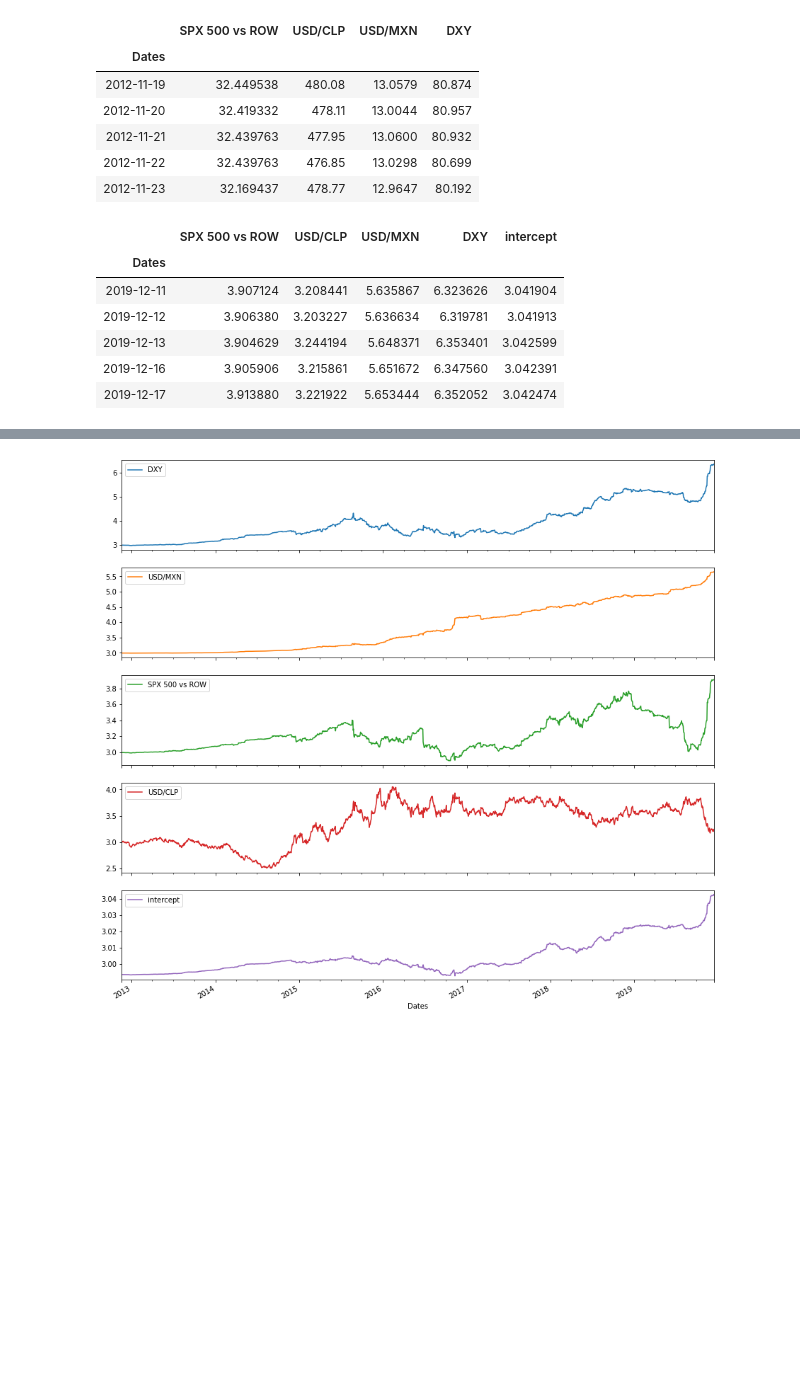
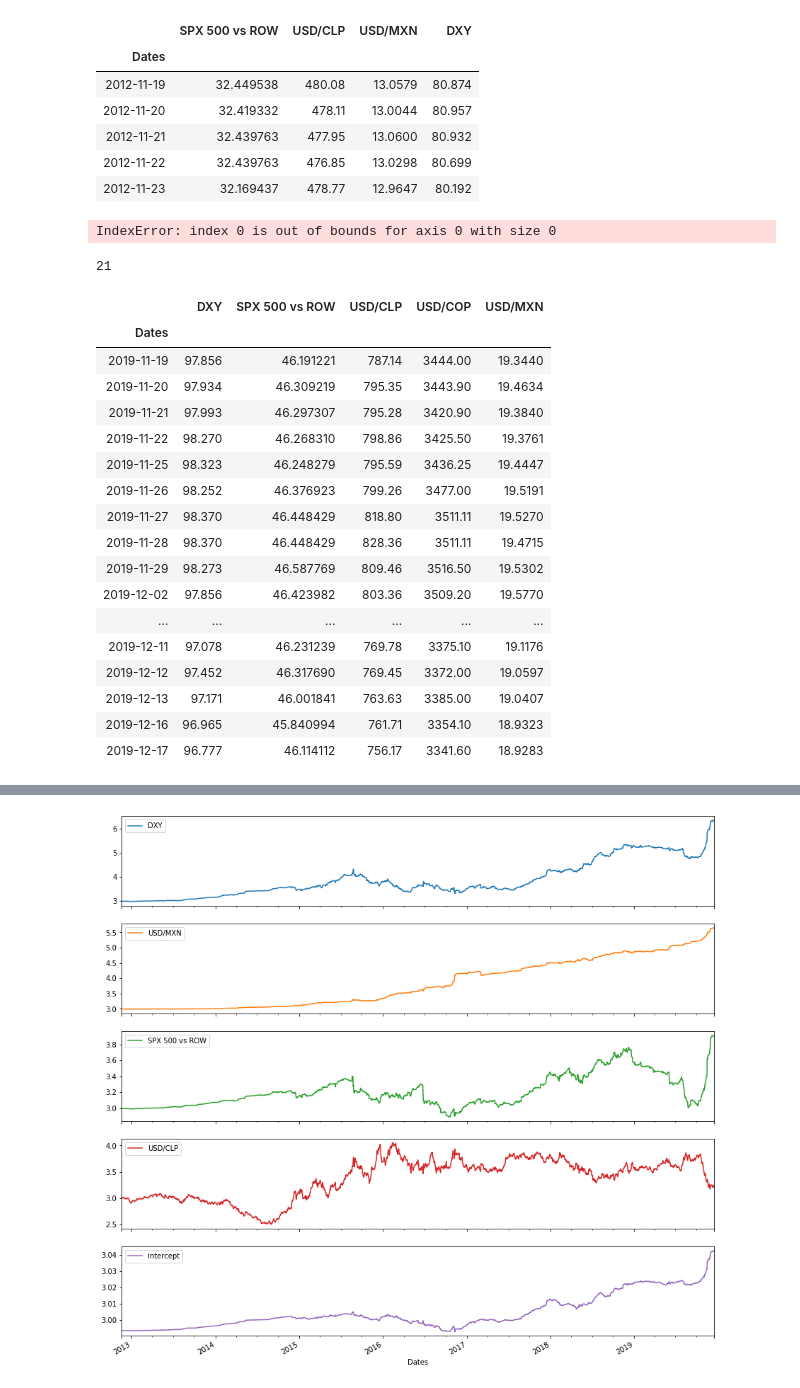
Before and after one commit to jdsuarez10/Kalman-Filter-Multivariado, a Jupyter notebook: Multivariate Kalman Filter - v2.ipynb, the cells around one changed output, grey strips where cells are left out. Saved outputs shown, nothing was run; the diff lists cells and outputs as text; code cells hidden in the pictures; blank space fills up the shorter version.

```diff
--- a/Multivariate Kalman Filter - v2.ipynb
+++ b/Multivariate Kalman Filter - v2.ipynb
@@ -264,7 +280,7 @@ cluster_dict = {}
 for i, which_clust in enumerate(ticker_count_reduced.index):
     tickers = clustered_series[clustered_series == which_clust].index
     score_matrix, pvalue_matrix, pairs = find_cointegrated_pairs(
-        base[tickers]
+        np.log(base[tickers])
     )
     cluster_dict[which_clust] = {}
     cluster_dict[which_clust]['score_matrix'] = score_matrix
@@ -424,29 +462,34 @@ state_means, state_covs = kf.filter(prices[prices.columns[0]].values)
-# %%
-################## Crear data frame de los betas ####################
-dict_1={}
-for i in range(0,len(prices.columns)-1):
-    dict_1[prices.columns[i+1]]=state_means[:, i]
-dict_1["intercept"]=state_means[:,len(prices.columns)-1]
-datos_betas=pd.DataFrame(dict_1,index=prices.index)
-
-#datos_betas=pd.DataFrame(
-#    dict(
-#        #beta_rezago=state_means[:, 0],
-#        beta_real=state_means[:, 0],
-#        beta_clp=state_means[:, 1],
-#        beta_mxn=state_means[:, 2],
-#        beta_dxy=state_means[:, 3],
-#        beta_cds=state_means[:, 4],
-#        beta_cl1=state_means[:, 5],
-#        intercept=state_means[:, 6],
-#        ), index=prices.index
-#    )
-datos_betas.tail()
-# %% [output]
-|  | SPX 500 vs ROW | USD/CLP | USD/MXN | DXY | intercept |
-| Dates |  |  |  |  |  |
-| 2019-12-11 | 3.907124 | 3.208441 | 5.635867 | 6.323626 | 3.041904 |
-| 2019-12-12 | 3.906380 | 3.203227 | 5.636634 | 6.319781 | 3.041913 |
-| 2019-12-13 | 3.904629 | 3.244194 | 5.648371 | 6.353401 | 3.042599 |
-| 2019-12-16 | 3.905906 | 3.215861 | 5.651672 | 6.347560 | 3.042391 |
-| 2019-12-17 | 3.913880 | 3.221922 | 5.653444 | 6.352052 | 3.042474 |
+# %%
+prueba=20
+betas_out=pd.DataFrame()
+for i in range(0,prueba+1):
+    df=(df[:len(df)-prueba+i][-1:])
+
+    betas_out=betas_out.append(filtro_de_kalman(df)[-1:],sort=True)
+# %% [output]
+IndexError: index 0 is out of bounds for axis 0 with size 0
+# %%
+len(betas_out)
+# %% [output]
+21
+# %%
+betas_out
+# %% [output]
+|  | DXY | SPX 500 vs ROW | USD/CLP | USD/COP | USD/MXN |
+| Dates |  |  |  |  |  |
+| 2019-11-19 | 97.856 | 46.191221 | 787.14 | 3444.00 | 19.3440 |
+| 2019-11-20 | 97.934 | 46.309219 | 795.35 | 3443.90 | 19.4634 |
+| 2019-11-21 | 97.993 | 46.297307 | 795.28 | 3420.90 | 19.3840 |
+| 2019-11-22 | 98.270 | 46.268310 | 798.86 | 3425.50 | 19.3761 |
+| 2019-11-25 | 98.323 | 46.248279 | 795.59 | 3436.25 | 19.4447 |
+| 2019-11-26 | 98.252 | 46.376923 | 799.26 | 3477.00 | 19.5191 |
+| 2019-11-27 | 98.370 | 46.448429 | 818.80 | 3511.11 | 19.5270 |
+| 2019-11-28 | 98.370 | 46.448429 | 828.36 | 3511.11 | 19.4715 |
+| 2019-11-29 | 98.273 | 46.587769 | 809.46 | 3516.50 | 19.5302 |
+| 2019-12-02 | 97.856 | 46.423982 | 803.36 | 3509.20 | 19.5770 |
+| ... | ... | ... | ... | ... | ... |
+| 2019-12-11 | 97.078 | 46.231239 | 769.78 | 3375.10 | 19.1176 |
+| 2019-12-12 | 97.452 | 46.317690 | 769.45 | 3372.00 | 19.0597 |
+| 2019-12-13 | 97.171 | 46.001841 | 763.63 | 3385.00 | 19.0407 |
+| 2019-12-16 | 96.965 | 45.840994 | 761.71 | 3354.10 | 18.9323 |
+| 2019-12-17 | 96.777 | 46.114112 | 756.17 | 3341.60 | 18.9283 |
```
Also changed, not shown: parts of 17 cells of this notebook.
